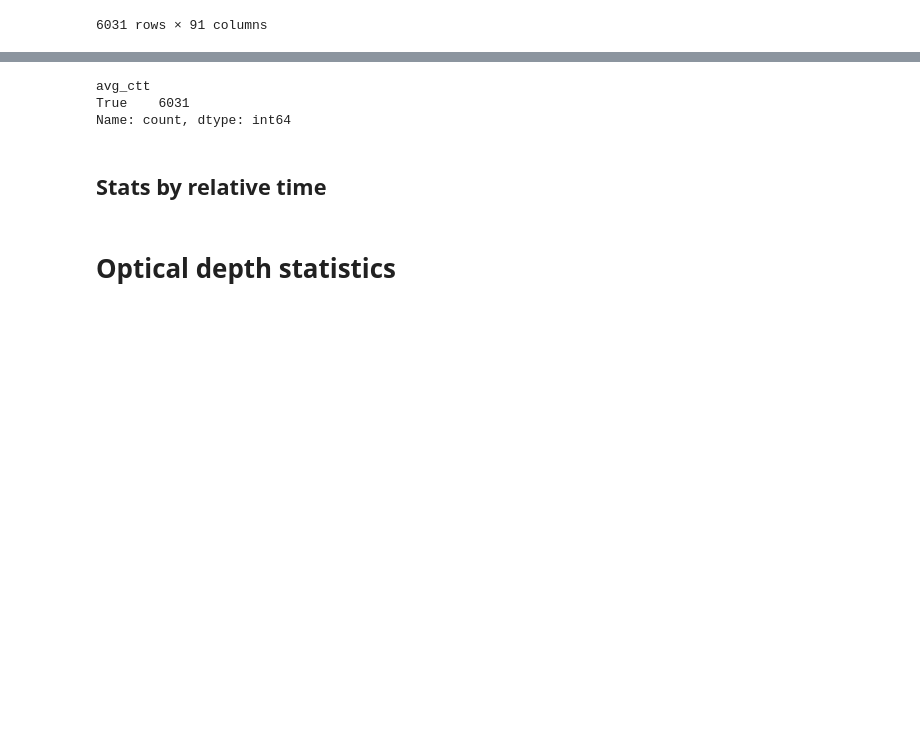
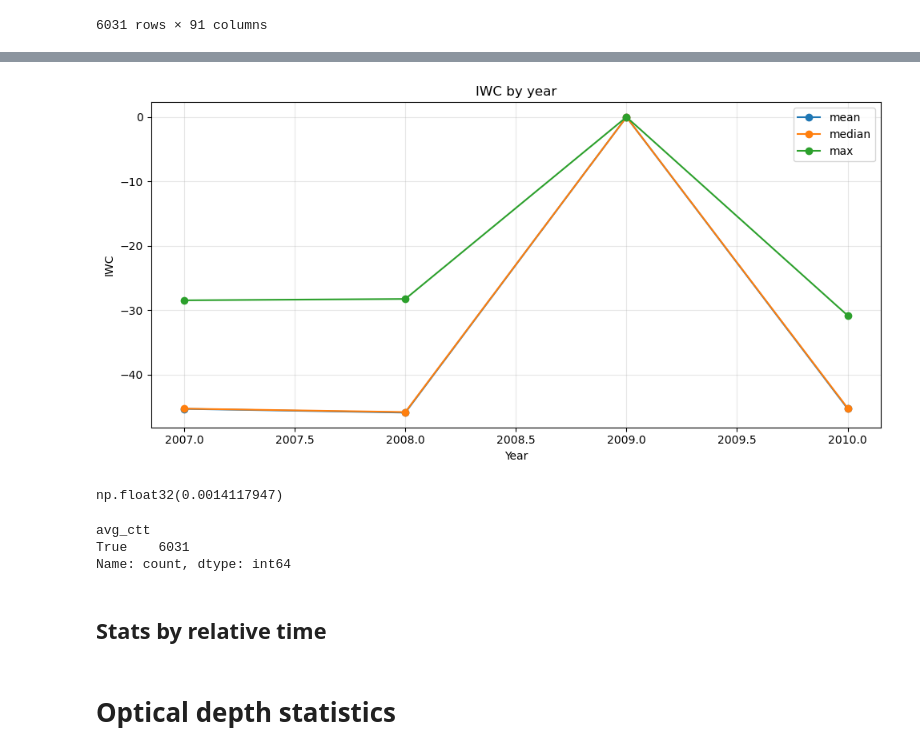
Before and after one commit to DragomirNikolov/MSGI, a Jupyter notebook: plotting/Bulk/bulk_plots.ipynb, the cells around one changed output, grey strips where cells are left out. Saved outputs shown, nothing was run; the diff lists cells and outputs as text; code cells hidden in the pictures; blank space fills up the shorter version.

```diff
--- a/plotting/Bulk/bulk_plots.ipynb
+++ b/plotting/Bulk/bulk_plots.ipynb
@@ -141,3 +189,58 @@ bulk_data_df_split
+# %%
+import numpy as np
+import pandas as pd
+import matplotlib.pyplot as plt
+
+def flatten_values(x):
+    if isinstance(x, (np.ndarray, list, tuple)):
+        for value in x:
+            yield from flatten_values(value)
+    else:
+        yield x
+
+def row_nanmax(x):
+    values = np.fromiter(flatten_values(x), dtype=np.float32)
+
+    if values.size == 0 or np.isnan(values).all():
+        return np.nan
+
+    return np.nanmax(values)
+
+plot_df = bulk_data_df.copy()
+
+plot_df["year"] = pd.to_datetime(
+    plot_df["track_start_time"],
+    errors="coerce",
+).dt.year
+
+plot_df["max_iwc"] = plot_df["iwc_bulk_means"].map(row_nanmax)
+
+yearly = (
+    plot_df.dropna(subset=["year", "max_iwc"])
+    .groupby("year")["max_iwc"]
+    .agg(["mean", "median", "max", "count"])
+)
+
+ax = yearly[["mean", "median", "max"]].plot(
+    marker="o",
+    figsize=(10, 5),
+)
+
+ax.set(
+    xlabel="Year",
+    ylabel="IWC",
+    title="IWC by year",
+)
+
+ax.grid(alpha=0.3)
+plt.tight_layout()
+plt.show()
+# %% [output]
+[figure, added]
+# %%
+np.nanmax(np.concat(bulk_data_df_split["iwc_bulk_means"].to_numpy()))
+# %% [output]
+np.float32(0.0014117947)
 # %%
 ((bulk_data_df_split["avg_ctt"].isna()) | (((bulk_data_df_split["avg_ctt"]-273.15)<0) & (bulk_data_df_split["avg_ctt"]-273.15)>-36)).value_counts()
 # %% [output]
```
Also changed, not shown: parts of 33 cells of this notebook, 5 other files.
